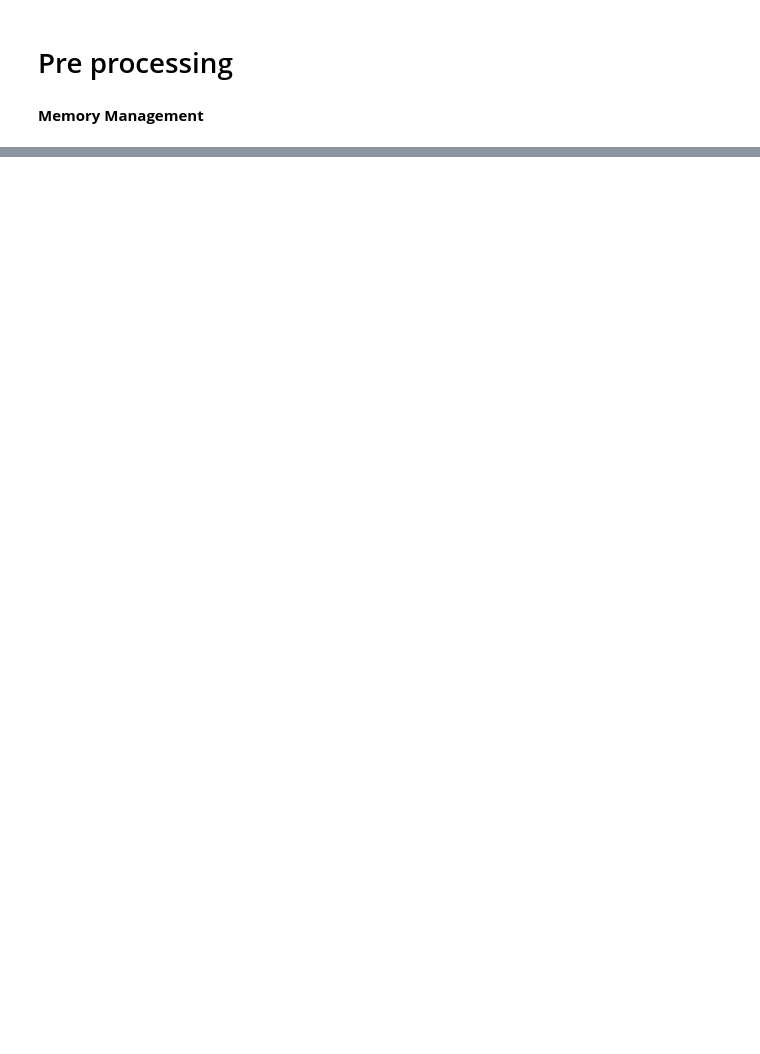
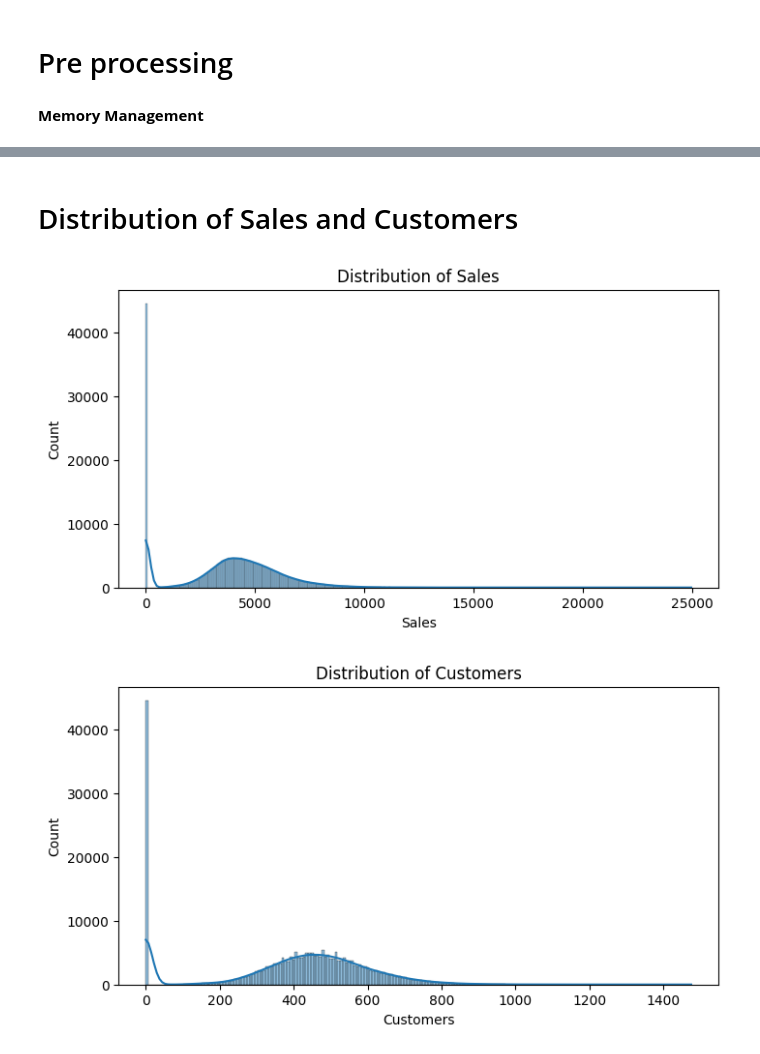
Before and after one commit to namozhdehi/KSR, a Jupyter notebook: Store_sales_EDA_Clustering.ipynb, the cells around one changed output, grey strips where cells are left out. Cells and saved outputs as stored; diff of their text form; code cells hidden in the pictures; blank space fills up the shorter version.

```diff
--- a/Store_sales_EDA_Clustering.ipynb
+++ b/Store_sales_EDA_Clustering.ipynb
@@ -738,0 +717,5 @@ print(promo_comparison)
+# %%
+worst_performing_stores = base_df[base_df['Cluster'] == lowest_cluster[0]]
+
+print("Low Performance Stores:")
+worst_performing_stores
@@ -738,0 +739,5 @@ print(promo_comparison)
+# %%
+# Merge worst-performing stores with the original dataset
+worst_performing_stores_full = pd.merge(worst_performing_stores[['Store']], df_org, on='Store', how='inner')
+
+worst_performing_stores_full.head()
@@ -738,0 +767,15 @@ print(promo_comparison)
+# %% [markdown]
+# Distribution of Sales and Customers
+# %%
+def plot_distribution(data, column):
+    plt.figure(figsize=(8, 4))
+    sns.histplot(data=data, x=column, kde=True)
+    plt.title(f'Distribution of {column}')
+
+    plt.show()
+
+plot_distribution(worst_performing_stores_full, 'Sales')
+plot_distribution(worst_performing_stores_full, 'Customers')
+# %% [output]
+[figure, added]
+[figure, added]
```
Also changed, not shown: parts of 62 cells of this notebook.
